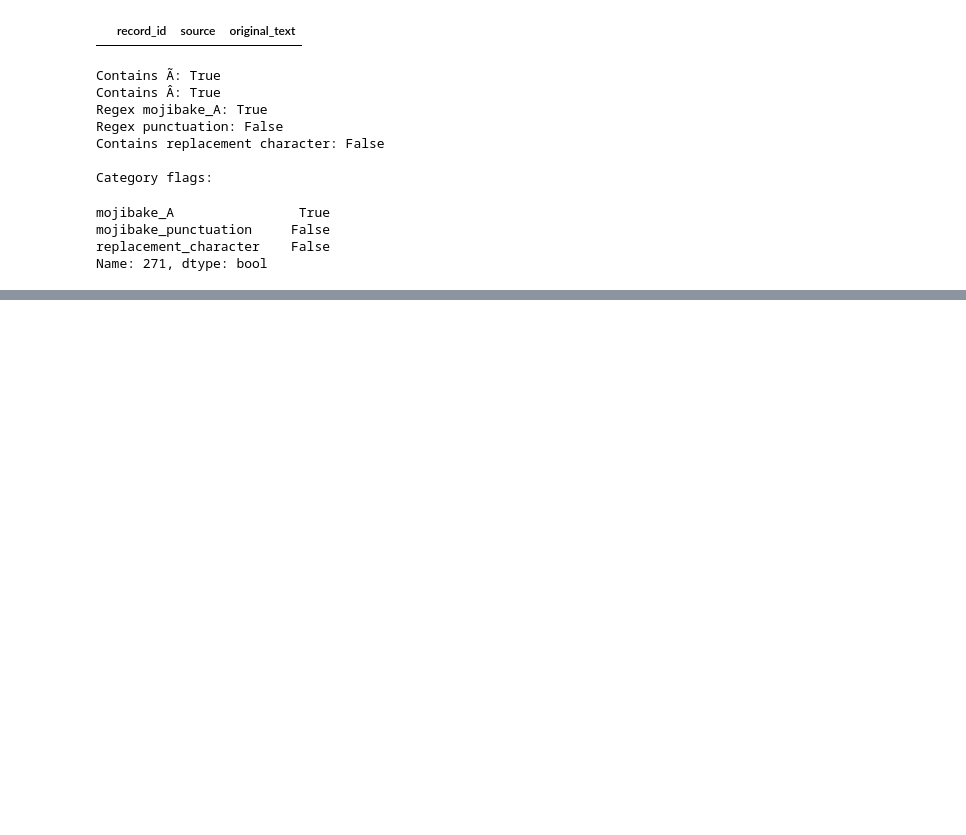
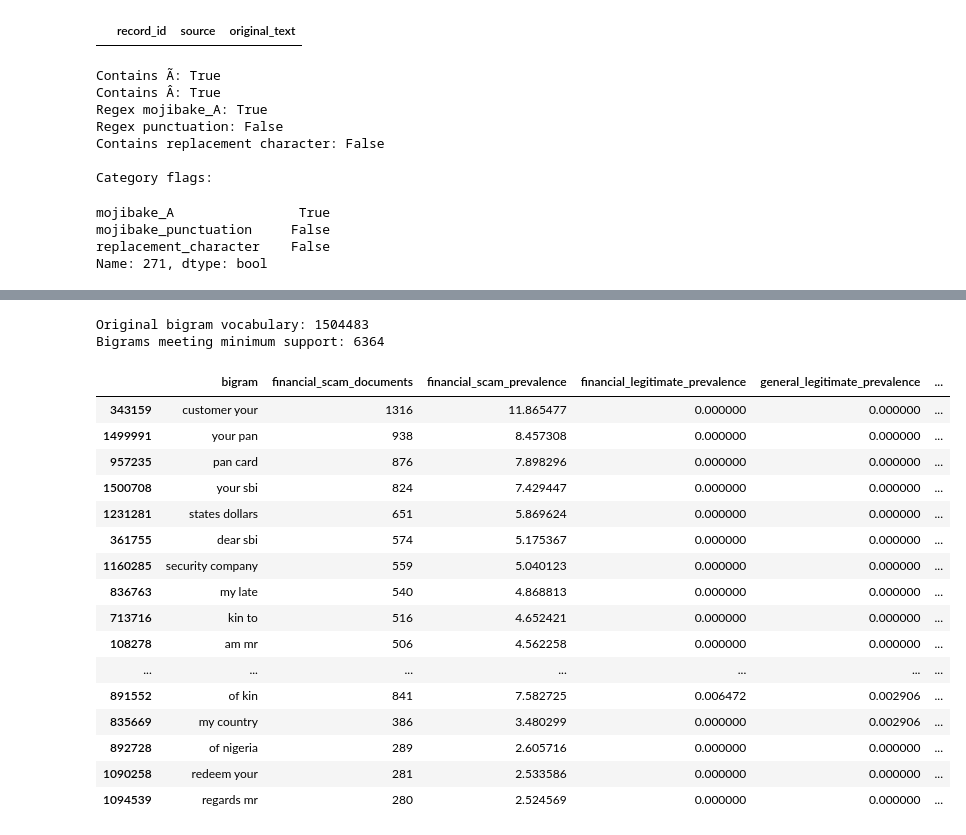
Before and after one commit to Supan-Roy/financial-scam-analysis, a Jupyter notebook: notebooks/02_text_representation.ipynb, the cells around one changed output, grey strips where cells are left out. Drawn from its saved outputs; the diff is of its cells as text; code cells hidden in the pictures; blank space fills up the shorter version.

```diff
--- a/notebooks/02_text_representation.ipynb
+++ b/notebooks/02_text_representation.ipynb
@@ -1032,0 +1492,47 @@ Name: 271, dtype: bool
+# %%
+# 44. Filter bigrams by minimum scam document frequency
+
+MIN_SCAM_DOCUMENTS = 30
+
+supported_bigrams = group_bigram_results[
+    group_bigram_results["financial_scam_documents"]
+    >= MIN_SCAM_DOCUMENTS
+].copy()
+
+print("Original bigram vocabulary:", len(group_bigram_results))
+print("Bigrams meeting minimum support:", len(supported_bigrams))
+
+display(
+    supported_bigrams.nlargest(
+        30, "minimum_scam_contrast"
+    )[
+        [
+            "bigram",
+            "financial_scam_documents",
+            "financial_scam_prevalence",
+            "financial_legitimate_prevalence",
+            "general_legitimate_prevalence",
+            "minimum_scam_contrast"
+        ]
+    ]
+)
+# %% [output]
+Original bigram vocabulary: 1504483
+Bigrams meeting minimum support: 6364
+|  | bigram | financial_scam_documents | financial_scam_prevalence | financial_legitimate_prevalence | general_legitimate_prevalence | ... |
+| 343159 | customer your | 1316 | 11.865477 | 0.000000 | 0.000000 | ... |
+| 1499991 | your pan | 938 | 8.457308 | 0.000000 | 0.000000 | ... |
+| 957235 | pan card | 876 | 7.898296 | 0.000000 | 0.000000 | ... |
+| 1500708 | your sbi | 824 | 7.429447 | 0.000000 | 0.000000 | ... |
+| 1231281 | states dollars | 651 | 5.869624 | 0.000000 | 0.000000 | ... |
+| 361755 | dear sbi | 574 | 5.175367 | 0.000000 | 0.000000 | ... |
+| 1160285 | security company | 559 | 5.040123 | 0.000000 | 0.000000 | ... |
+| 836763 | my late | 540 | 4.868813 | 0.000000 | 0.000000 | ... |
+| 713716 | kin to | 516 | 4.652421 | 0.000000 | 0.000000 | ... |
+| 108278 | am mr | 506 | 4.562258 | 0.000000 | 0.000000 | ... |
+| ... | ... | ... | ... | ... | ... | ... |
+| 891552 | of kin | 841 | 7.582725 | 0.006472 | 0.002906 | ... |
+| 835669 | my country | 386 | 3.480299 | 0.000000 | 0.002906 | ... |
+| 892728 | of nigeria | 289 | 2.605716 | 0.000000 | 0.000000 | ... |
+| 1090258 | redeem your | 281 | 2.533586 | 0.000000 | 0.000000 | ... |
+| 1094539 | regards mr | 280 | 2.524569 | 0.000000 | 0.000000 | ... |
```
Also changed, not shown: parts of 25 cells of this notebook, 1 other file.
